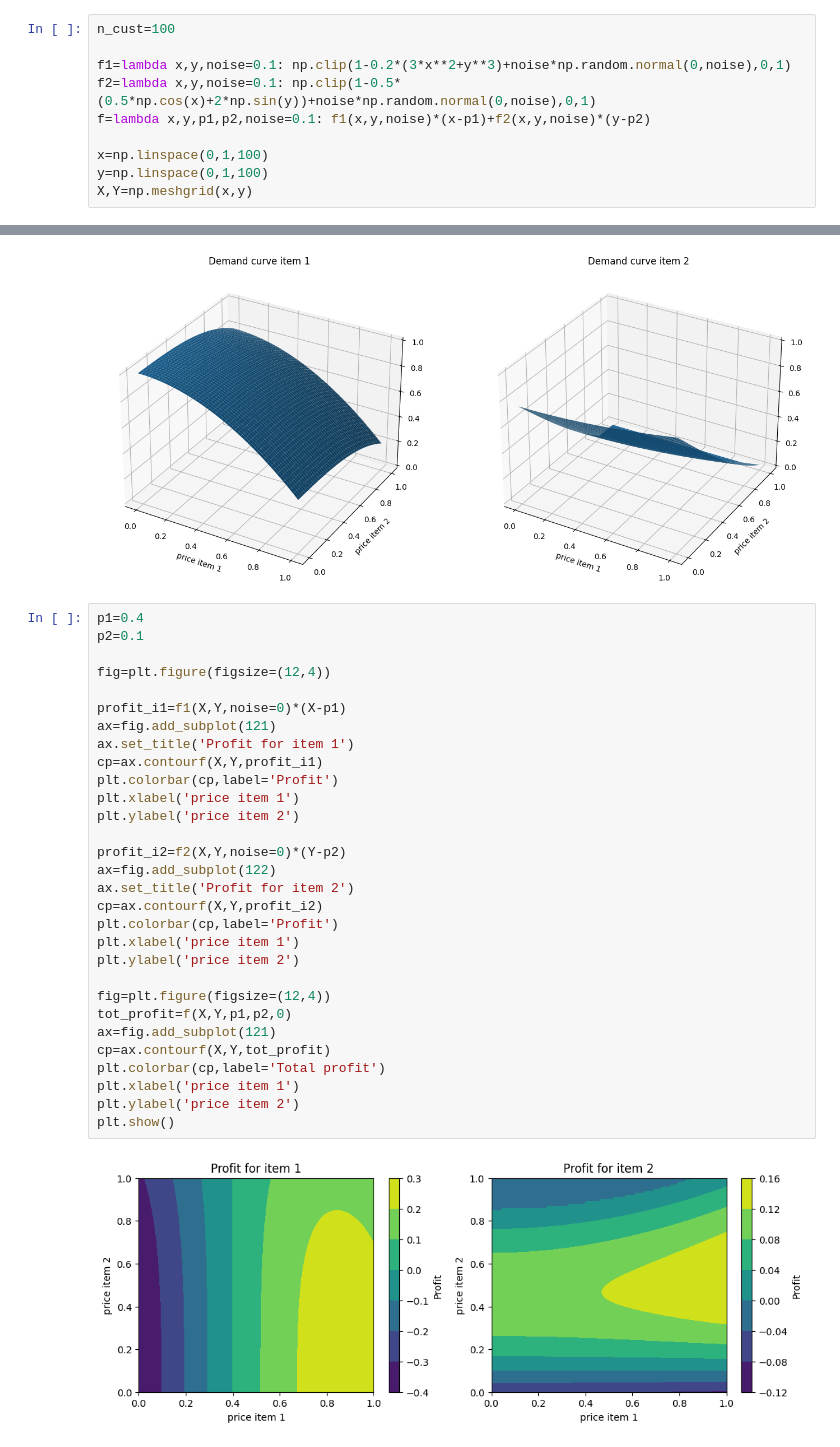
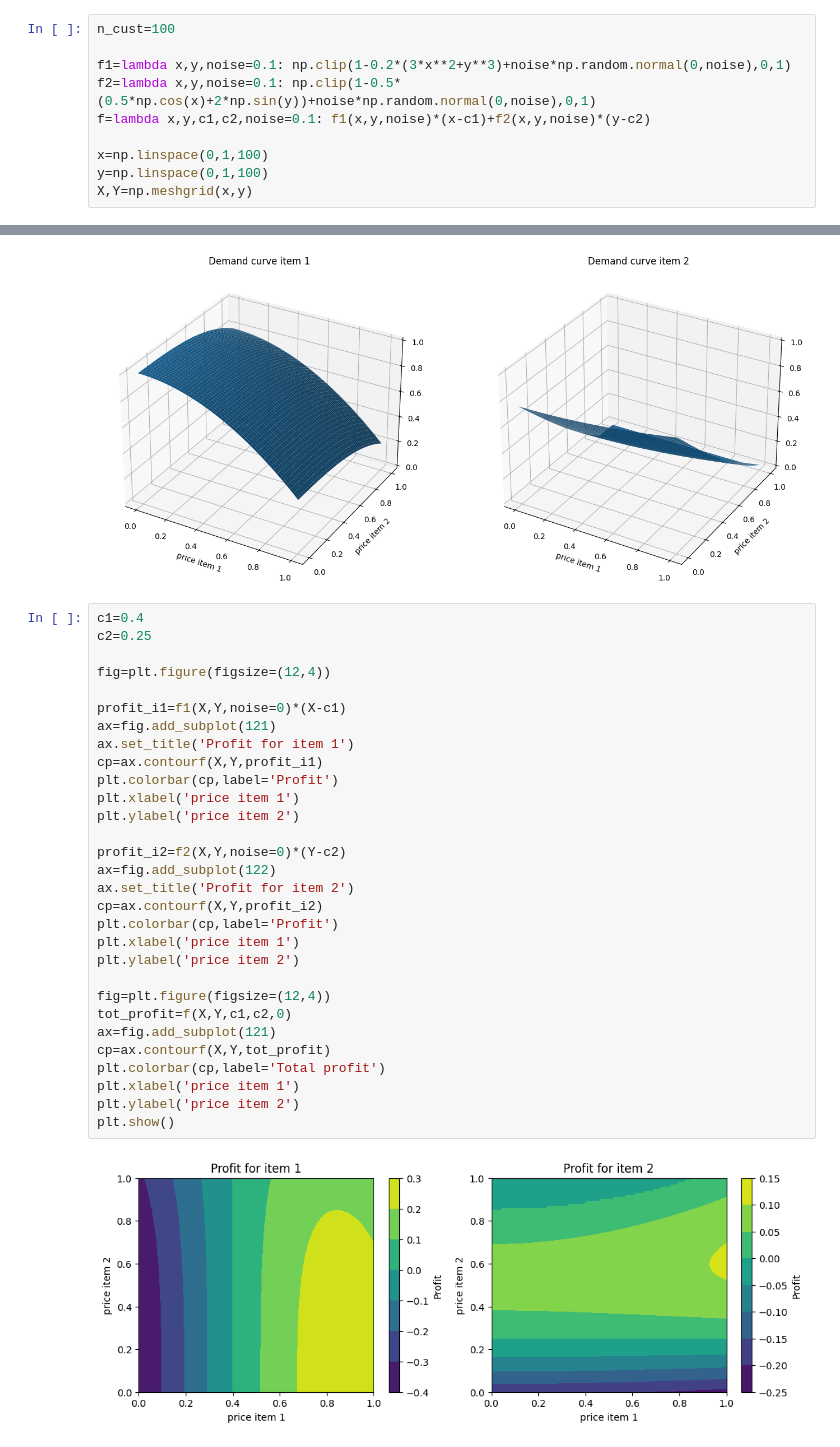
Before and after one commit to manuu1311/OLA-project, a Jupyter notebook: Deliverables/Requirement3/bonus.ipynb, the cells around one changed output, grey strips where cells are left out. Saved outputs shown, nothing was run; the diff lists cells and outputs as text.

```diff
--- a/Deliverables/Requirement3/bonus.ipynb
+++ b/Deliverables/Requirement3/bonus.ipynb
@@ -6,7 +7,7 @@ n_cust=100
 
 f1=lambda x,y,noise=0.1: np.clip(1-0.2*(3*x**2+y**3)+noise*np.random.normal(0,noise),0,1)
 f2=lambda x,y,noise=0.1: np.clip(1-0.5*(0.5*np.cos(x)+2*np.sin(y))+noise*np.random.normal(0,noise),0,1)
-f=lambda x,y,p1,p2,noise=0.1: f1(x,y,noise)*(x-p1)+f2(x,y,noise)*(y-p2)
+f=lambda x,y,c1,c2,noise=0.1: f1(x,y,noise)*(x-c1)+f2(x,y,noise)*(y-c2)
 
 x=np.linspace(0,1,100)
 y=np.linspace(0,1,100)
@@ -34,34 +35,34 @@ plt.show()
 # %% [output]
 [figure]
 # %%
-p1=0.4
-p2=0.1
+c1=0.4
+c2=0.25
 
 fig=plt.figure(figsize=(12,4))
 
-profit_i1=f1(X,Y,noise=0)*(X-p1)
+profit_i1=f1(X,Y,noise=0)*(X-c1)
 ax=fig.add_subplot(121)
 ax.set_title('Profit for item 1')
 cp=ax.contourf(X,Y,profit_i1)
 plt.colorbar(cp,label='Profit')
 plt.xlabel('price item 1')
 plt.ylabel('price item 2')
 
-profit_i2=f2(X,Y,noise=0)*(Y-p2)
+profit_i2=f2(X,Y,noise=0)*(Y-c2)
 ax=fig.add_subplot(122)
 ax.set_title('Profit for item 2')
 cp=ax.contourf(X,Y,profit_i2)
 plt.colorbar(cp,label='Profit')
 plt.xlabel('price item 1')
 plt.ylabel('price item 2')
 
 fig=plt.figure(figsize=(12,4))
-tot_profit=f(X,Y,p1,p2,0)
+tot_profit=f(X,Y,c1,c2,0)
 ax=fig.add_subplot(121)
 cp=ax.contourf(X,Y,tot_profit)
 plt.colorbar(cp,label='Total profit')
 plt.xlabel('price item 1')
 plt.ylabel('price item 2')
 plt.show()
 # %% [output]
-[figure, old version]
+[figure, new version]
```
Also changed, not shown: parts of 5 cells of this notebook, 1 other file.
